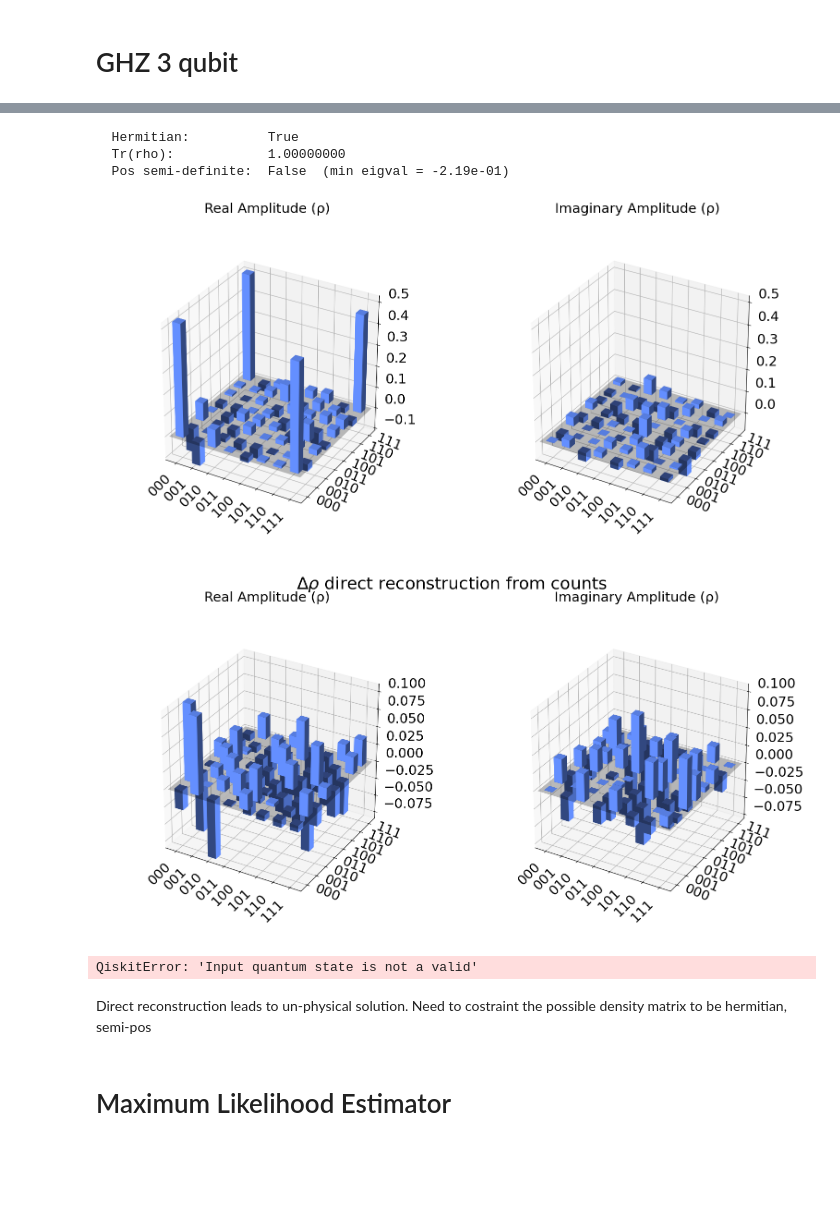
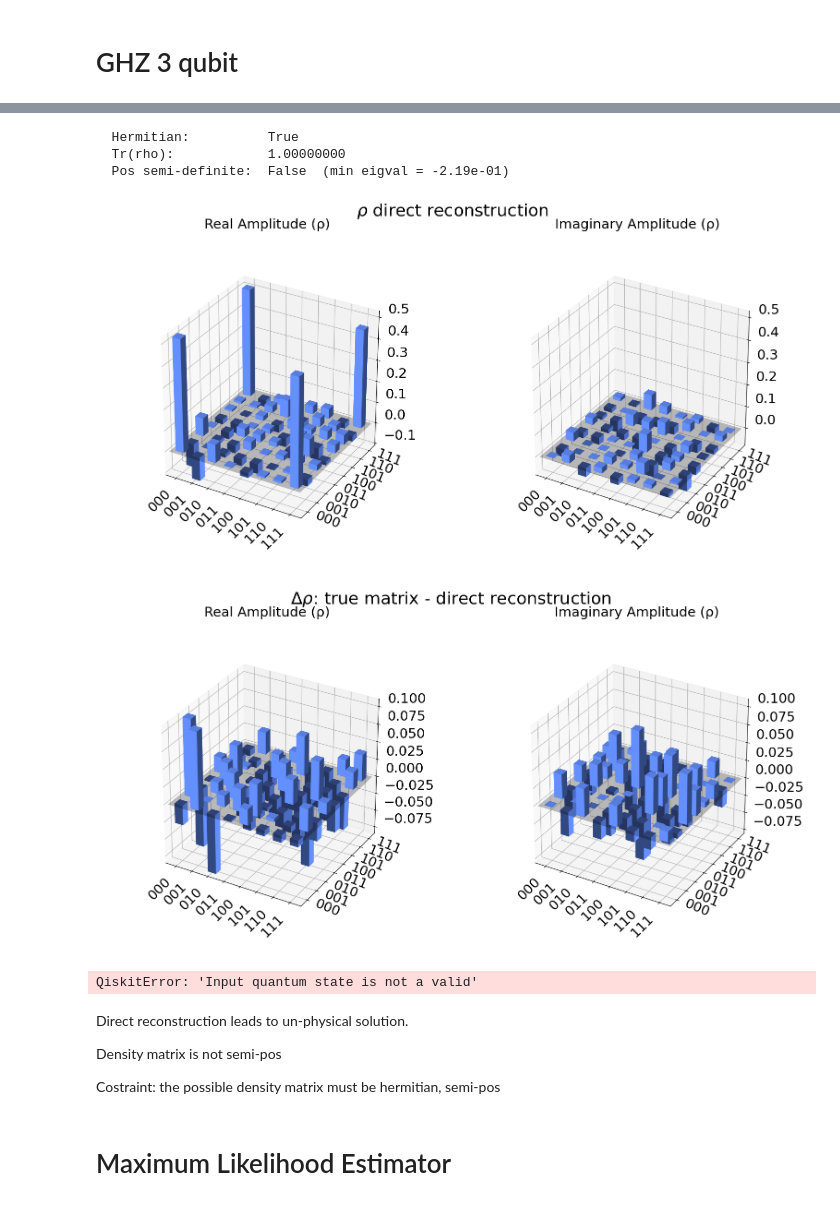
Before and after one commit to srazzetti/statistical-qst-vae, a Jupyter notebook: notebook/demo_GHZ3.ipynb, the cells around one changed output, grey strips where cells are left out. Cells and saved outputs as stored; diff of their text form; code cells hidden in the pictures; blank space fills up the shorter version.

```diff
--- a/notebook/demo_GHZ3.ipynb
+++ b/notebook/demo_GHZ3.ipynb
@@ -47,33 +64,44 @@ samples = sample_povm(p_exact, 1000)
 # %%
 # reconstruct density matrix direct from p_sample
+
+# empirical distribution of samples
 p_sample = samples_to_empirical_dist(samples, N)
+
+# helper
 povm_dict = build_povm(N)
 P_vec    = pvec_from_pdict(p_sample, N)
 T, T_inv = get_overlap_matrix(N)
+
+# perform inverse Born's rule
 rho_sample = reconstruct_rho(P_vec, N, T_inv, povm_dict)
 
 # verify reconstructed rho
 validate_rho(rho_sample)
 
-fig = plot_state_city(rho_sample)
+# plots
+fig = plot_state_city(rho_sample, title='$\\rho$ direct reconstruction')
 display(fig)
 
 rho_diff = rho_true - rho_sample
 
-fig = plot_state_city(rho_diff, title="$\\Delta\\rho$ direct reconstruction from counts")
+fig = plot_state_city(rho_diff, title="$\\Delta\\rho$: true matrix - direct reconstruction ")
 display(fig)
 
 fq = quantum_fidelity(rho_true, rho_sample)
 print(f"quantum fidelity F_q = {fq:.6f}")
 # %% [output]
   Hermitian:          True
   Tr(rho):            1.00000000
   Pos semi-definite:  False  (min eigval = -2.19e-01)
-[figure, old version]
+[figure, new version]
-[figure, old version]
+[figure, new version]
 QiskitError: 'Input quantum state is not a valid'
 # %% [markdown]
 Direct reconstruction leads to un-physical solution.
-Need to costraint the possible density matrix to be hermitian, semi-pos
+
+Density matrix is not semi-pos
+
+
+Costraint: the possible density matrix must be hermitian, semi-pos
 # %% [markdown]
  # Maximum Likelihood Estimator
```
Also changed, not shown: parts of 24 cells of this notebook, 2 other files.
